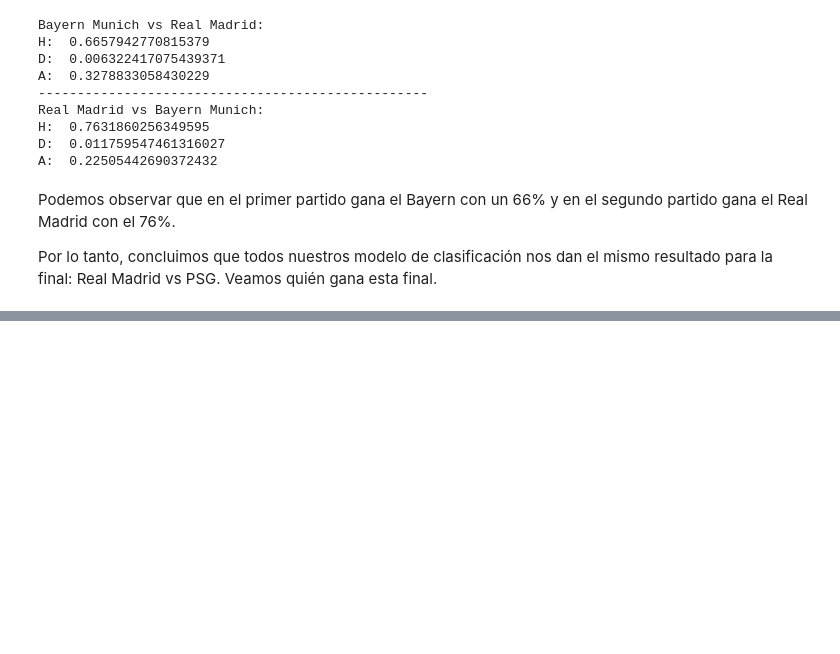
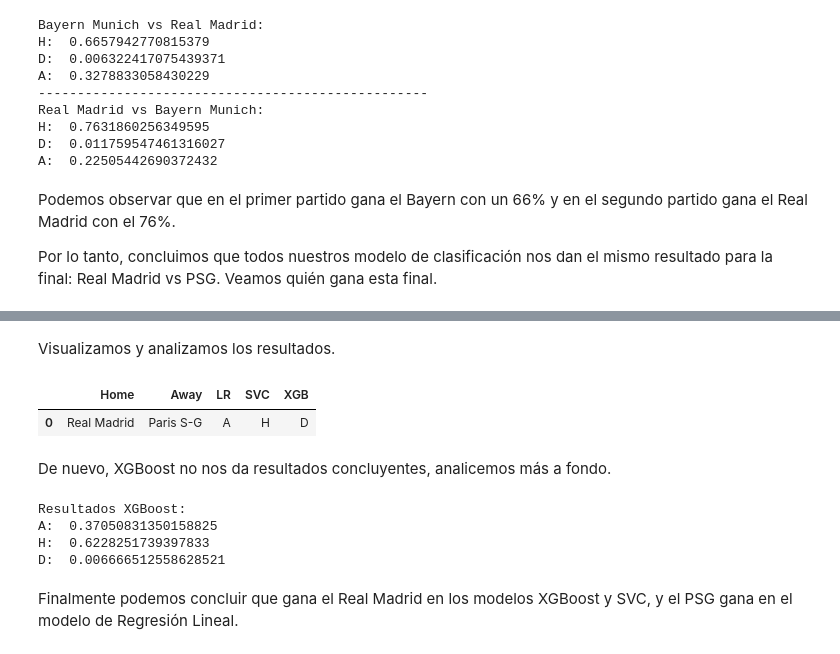
Before and after one commit to lauralardies/uefa_analisis, a Jupyter notebook: UEFA/modelos/aprendizaje supervisado/clasificacion.ipynb, the cells around one changed output, grey strips where cells are left out. Drawn from its saved outputs; the diff is of its cells as text; code cells hidden in the pictures; blank space fills up the shorter version.

```diff
--- a/UEFA/modelos/aprendizaje supervisado/clasificacion.ipynb
+++ b/UEFA/modelos/aprendizaje supervisado/clasificacion.ipynb
@@ -412,0 +446,38 @@ Por lo tanto, concluimos que todos nuestros modelo de clasificación nos dan el
+# %%
+lr_pred_actual = lr.predict(data)
+svc_pred_actual = svc.predict(data)
+xgb_pred_actual = xgb.predict(data)
+# %% [markdown]
+Visualizamos y analizamos los resultados.
+# %%
+X_home = final['Home'].tolist()
+X_away = final['Away'].tolist()
+lr_pred_lst = lr_pred_actual.tolist()
+svc_pred_lst = svc_pred_actual.tolist()
+xgb_pred_lst = xgb_pred_actual.tolist()
+
+# Se crea un DataFrame con los valores obtenidos
+res = pd.DataFrame({'Home': X_home, 'Away': X_away, 'LR': lr_pred_lst, 'SVC': svc_pred_lst, 'XGB': xgb_pred_lst})
+
+# Mostrar los resultados
+res
+# %% [output]
+|  | Home | Away | LR | SVC | XGB |
+| 0 | Real Madrid | Paris S-G | A | H | D |
+# %% [markdown]
+De nuevo, XGBoost no nos da resultados concluyentes, analicemos más a fondo.
+# %%
+# Predicción de probabilidades para XGBoost (xgb)
+xgb_pred_prob = xgb.predict_proba(data)
+
+print('Resultados XGBoost:')
+print('A: ', xgb_pred_prob[0][0])
+print('H: ', xgb_pred_prob[0][1])
+print('D: ', xgb_pred_prob[0][2])
+# %% [output]
+Resultados XGBoost:
+A:  0.37050831350158825
+H:  0.6228251739397833
+D:  0.006666512558628521
+# %% [markdown]
+Finalmente podemos concluir que gana el Real Madrid en los modelos XGBoost y SVC, y el PSG gana en el modelo de Regresión Lineal.
```
Also changed, not shown: parts of 6 cells of this notebook.
